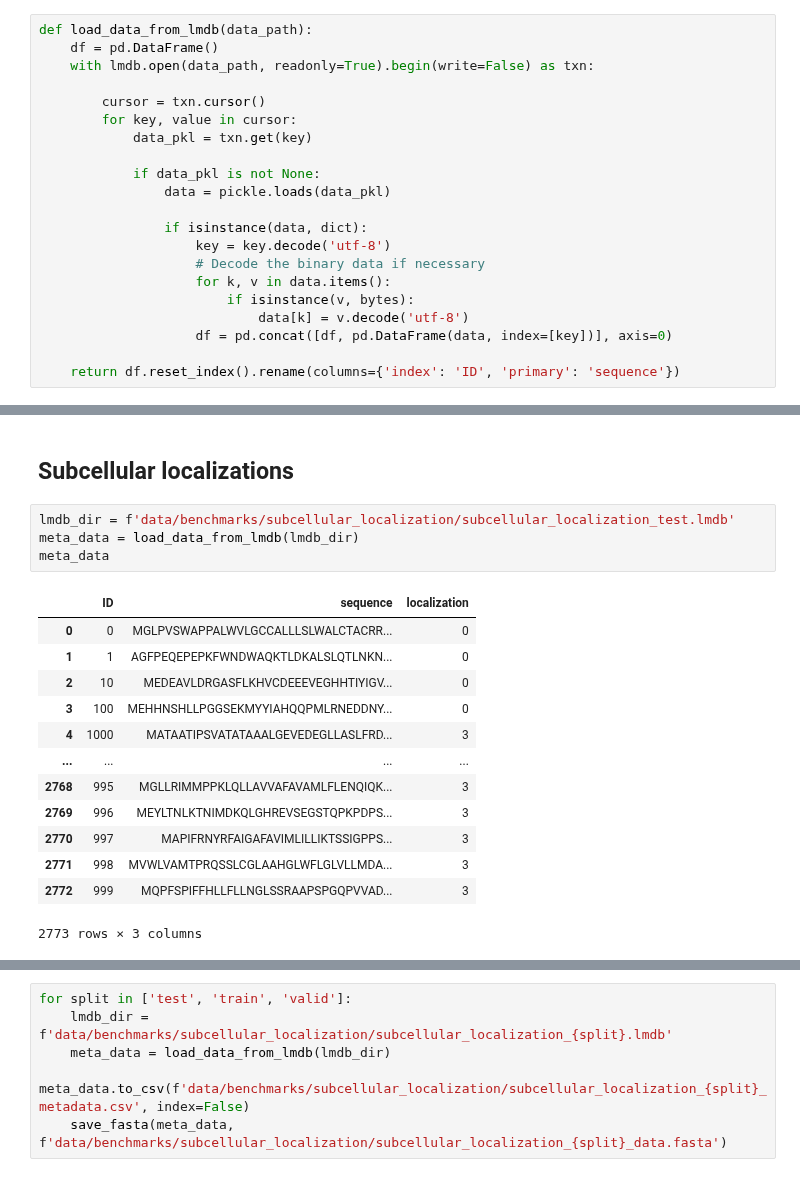
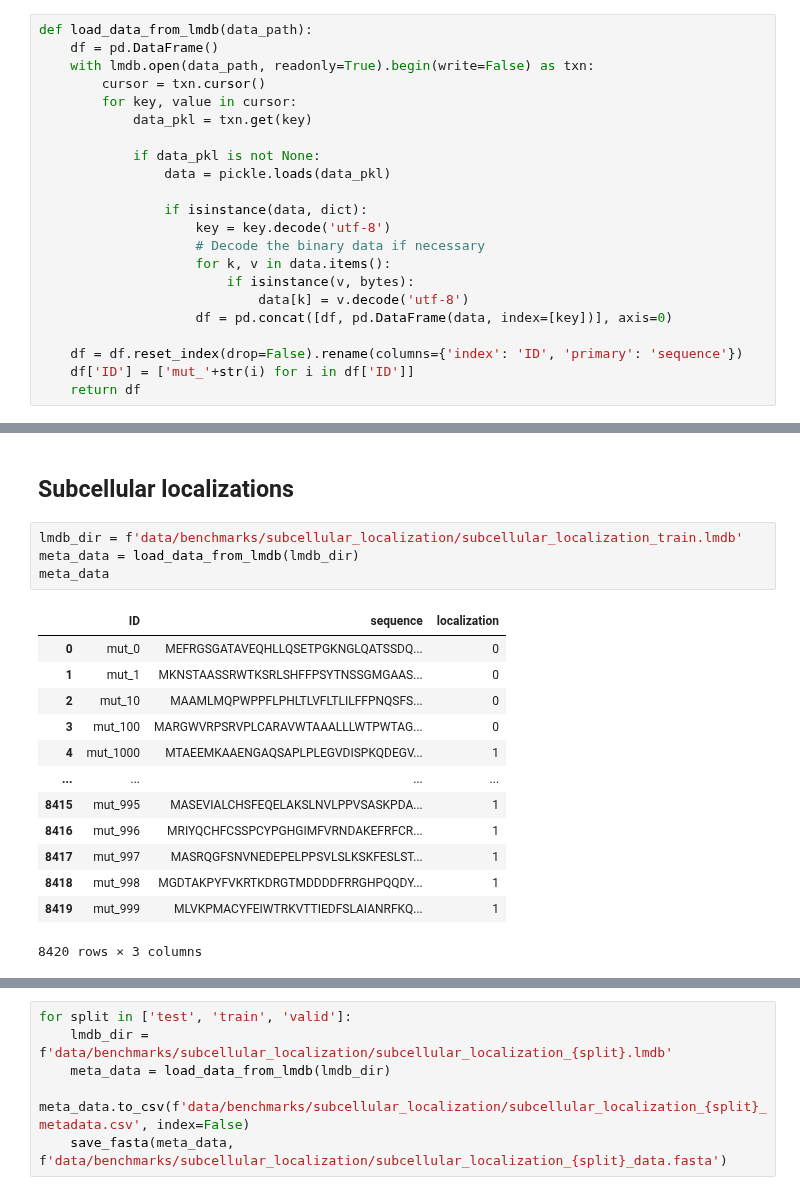
Before and after one commit to ziul-bio/SWAT, a Jupyter notebook: benchmark_datasets.ipynb, the cells around one changed output, grey strips where cells are left out. Cells and saved outputs as stored; diff of their text form.

```diff
--- a/benchmark_datasets.ipynb
+++ b/benchmark_datasets.ipynb
@@ -52,7 +54,6 @@ Downloading:  https://miladeepgraphlearningproteindata.s3.us-east-2.amazonaws.co
 def load_data_from_lmdb(data_path):
     df = pd.DataFrame()
     with lmdb.open(data_path, readonly=True).begin(write=False) as txn:
-
         cursor = txn.cursor()
         for key, value in cursor:
             data_pkl = txn.get(key)
@@ -68,7 +69,9 @@ def load_data_from_lmdb(data_path):
                             data[k] = v.decode('utf-8')
                     df = pd.concat([df, pd.DataFrame(data, index=[key])], axis=0)
 
-    return df.reset_index().rename(columns={'index': 'ID', 'primary': 'sequence'})
+    df = df.reset_index(drop=False).rename(columns={'index': 'ID', 'primary': 'sequence'})
+    df['ID'] = ['mut_'+str(i) for i in df['ID']]
+    return df
 # %%
 def save_fasta(df, output_file):
     with open(output_file, 'w') as f:
@@ -156,20 +159,20 @@ for split in ['test', 'train', 'valid']:
 # %% [markdown]
 ## Subcellular localizations
 # %%
-lmdb_dir = f'data/benchmarks/subcellular_localization/subcellular_localization_test.lmdb'
+lmdb_dir = f'data/benchmarks/subcellular_localization/subcellular_localization_train.lmdb'
 meta_data = load_data_from_lmdb(lmdb_dir)
 meta_data
 # %% [output]
 |  | ID | sequence | localization |
-| 0 | 0 | MGLPVSWAPPALWVLGCCALLLSLWALCTACRR... | 0 |
-| 1 | 1 | AGFPEQEPEPKFWNDWAQKTLDKALSLQTLNKN... | 0 |
-| 2 | 10 | MEDEAVLDRGASFLKHVCDEEEVEGHHTIYIGV... | 0 |
-| 3 | 100 | MEHHNSHLLPGGSEKMYYIAHQQPMLRNEDDNY... | 0 |
-| 4 | 1000 | MATAATIPSVATATAAALGEVEDEGLLASLFRD... | 3 |
+| 0 | mut_0 | MEFRGSGATAVEQHLLQSETPGKNGLQATSSDQ... | 0 |
+| 1 | mut_1 | MKNSTAASSRWTKSRLSHFFPSYTNSSGMGAAS... | 0 |
+| 2 | mut_10 | MAAMLMQPWPPFLPHLTLVFLTLILFFPNQSFS... | 0 |
+| 3 | mut_100 | MARGWVRPSRVPLCARAVWTAAALLLWTPWTAG... | 0 |
+| 4 | mut_1000 | MTAEEMKAAENGAQSAPLPLEGVDISPKQDEGV... | 1 |
 | ... | ... | ... | ... |
-| 2768 | 995 | MGLLRIMMPPKLQLLAVVAFAVAMLFLENQIQK... | 3 |
-| 2769 | 996 | MEYLTNLKTNIMDKQLGHREVSEGSTQPKPDPS... | 3 |
-| 2770 | 997 | MAPIFRNYRFAIGAFAVIMLILLIKTSSIGPPS... | 3 |
-| 2771 | 998 | MVWLVAMTPRQSSLCGLAAHGLWFLGLVLLMDA... | 3 |
-| 2772 | 999 | MQPFSPIFFHLLFLLNGLSSRAAPSPGQPVVAD... | 3 |
+| 8415 | mut_995 | MASEVIALCHSFEQELAKSLNVLPPVSASKPDA... | 1 |
+| 8416 | mut_996 | MRIYQCHFCSSPCYPGHGIMFVRNDAKEFRFCR... | 1 |
+| 8417 | mut_997 | MASRQGFSNVNEDEPELPPSVLSLKSKFESLST... | 1 |
+| 8418 | mut_998 | MGDTAKPYFVKRTKDRGTMDDDDFRRGHPQQDY... | 1 |
+| 8419 | mut_999 | MLVKPMACYFEIWTRKVTTIEDFSLAIANRFKQ... | 1 |
-2773 rows × 3 columns
+8420 rows × 3 columns
```
Also changed, not shown: parts of 8 cells of this notebook, 4 other files.
